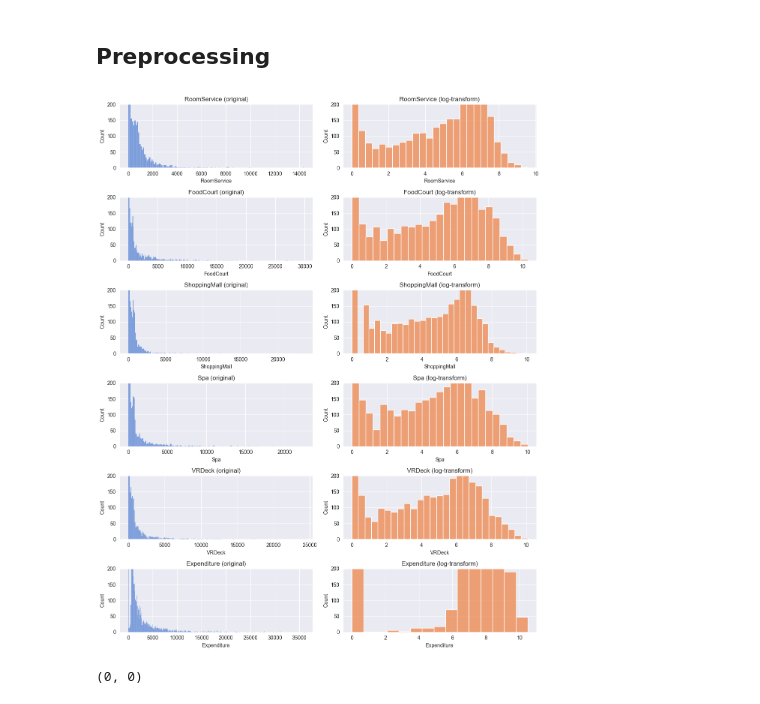
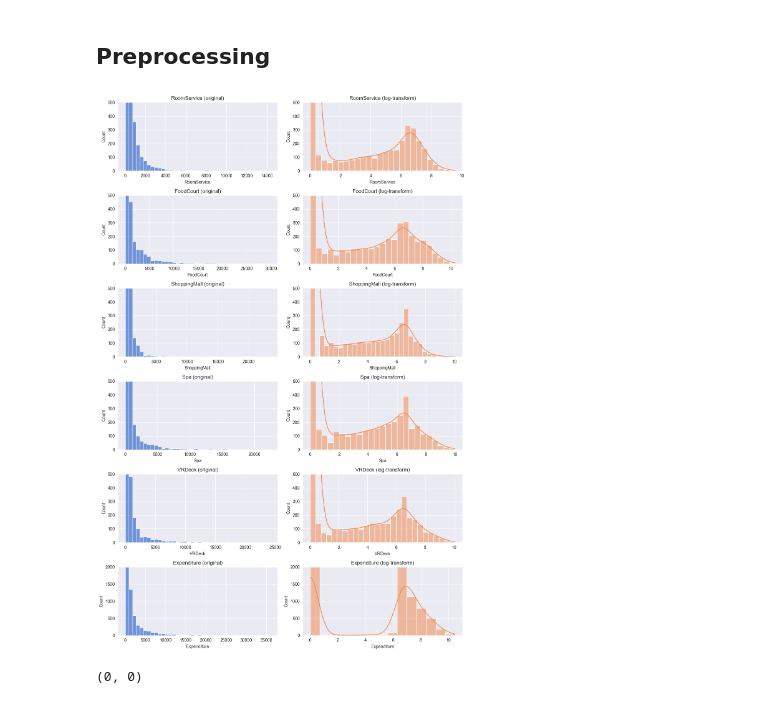
Before and after one commit to apiraccini/spaceship_titanic, a Jupyter notebook: notebooks/1_data_prep.ipynb, the cells around one changed output. Saved outputs shown, nothing was run; the diff lists cells and outputs as text; code cells hidden in the pictures.

```diff
--- a/notebooks/1_data_prep.ipynb
+++ b/notebooks/1_data_prep.ipynb
@@ -135,20 +135,20 @@ plt.savefig('figures/eda_1/age_marginal.png')
 exp_feats = ['RoomService', 'FoodCourt', 'ShoppingMall', 'Spa', 'VRDeck']
 
 # Plot expenditure features
-fig = plt.figure(figsize=(12, 6))
+fig = plt.figure(figsize=(12, 15))
 for i, var_name in enumerate(exp_feats):
 
     # left plot
-    ax = fig.add_subplot(2, 5, i+1) # (5, 2, 2*i+1)
-    sns.histplot(data=train_raw, x=var_name, axes=ax, bins=30, kde=False, hue=TARGET)
+    ax = fig.add_subplot(5, 2, 2*i+1)
+    sns.histplot(data=train_raw, x=var_name, bins=40, kde=False, hue=TARGET, axes=ax)
     ax.set_title(var_name)
 
     # right plot (truncated)
-    ax = fig.add_subplot(2, 5, i+6) # (5, 2, 2*i+2)
-    sns.histplot(data=train_raw, x=var_name, axes=ax, bins=30, kde=True, hue=TARGET)
-    plt.ylim([0,100])
+    ax = fig.add_subplot(5, 2, 2*i+2)
+    sns.histplot(data=train_raw, x=var_name, bins=40, kde=True, hue=TARGET, axes=ax)
+    plt.ylim([0, 400])
     ax.set_title(var_name)
 
 fig.tight_layout()
-plt.savefig('figures/eda_1/exp_features_marginal.png')
+plt.savefig('figures/eda_1/histplot_exp_feats.png')
 # %% [output]
@@ -231,7 +231,7 @@ def preprocess2(d):
 
     # add GroupSize, Solo and FamilySize
     d = d.merge(tomerge1, on='Group')
-    d['Solo'] = (d['GroupSize']==1).astype(int)
+    d['Solo'] = (d['GroupSize']==1).astype(bool)
     d = d.merge(tomerge2, on='Surname')
 
     d.loc[d['Surname']=='Unknown','Surname'] = np.nan
@@ -836,22 +833,28 @@ test.drop(columns=['PassengerId', 'Group', 'CabinNum', 'Surname', 'Name'], inpla
 # %%
 # plot log transform results
 exp_feats = ['RoomService','FoodCourt','ShoppingMall','Spa','VRDeck','Expenditure']
-fig = plt.figure(figsize=(12, 15))
+fig = plt.figure(figsize=(12, 18))
 for i, col in enumerate(exp_feats):
     plt.subplot(6,2,2*i+1)
-    sns.histplot(X[col], binwidth=100)
-    plt.ylim([0,200])
+    sns.histplot(X[col], bins=40, kde=False)
     plt.title(f'{col} (original)')
+    if i==5:
+        plt.ylim([0, 2000])
+    else:
+        plt.ylim([0, 500])
 
     plt.subplot(6,2,2*i+2)
-    sns.histplot(np.log(1+X[col]), color='C1')
-    plt.ylim([0,200])
+    sns.histplot(np.log(1+X[col]), color='C1', kde=True)
     plt.title(f'{col} (log-transform)')
+    if i==5:
+        plt.ylim([0, 2000])
+    else:
+        plt.ylim([0, 500])
 
 fig.tight_layout()
-plt.savefig('figures/eda_1/exp_feats_log_transform.png')
+plt.savefig('figures/eda_1/histplot_exp_feats_log.png')
 # %% [output]
-[figure, old version]
+[figure, new version]
 # %%
 # apply log transform
 for col in exp_feats:
```
Also changed, not shown: parts of 13 cells of this notebook, 20 other files.
